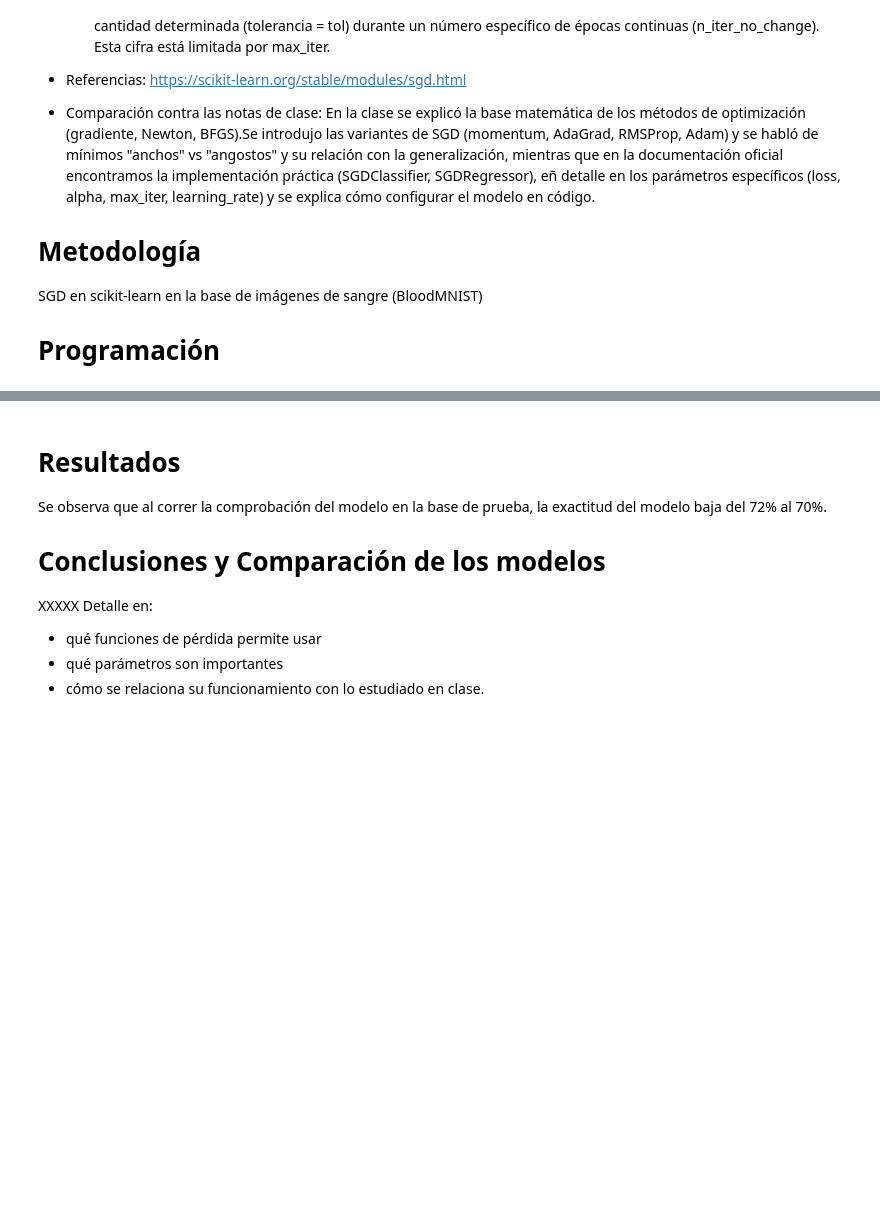
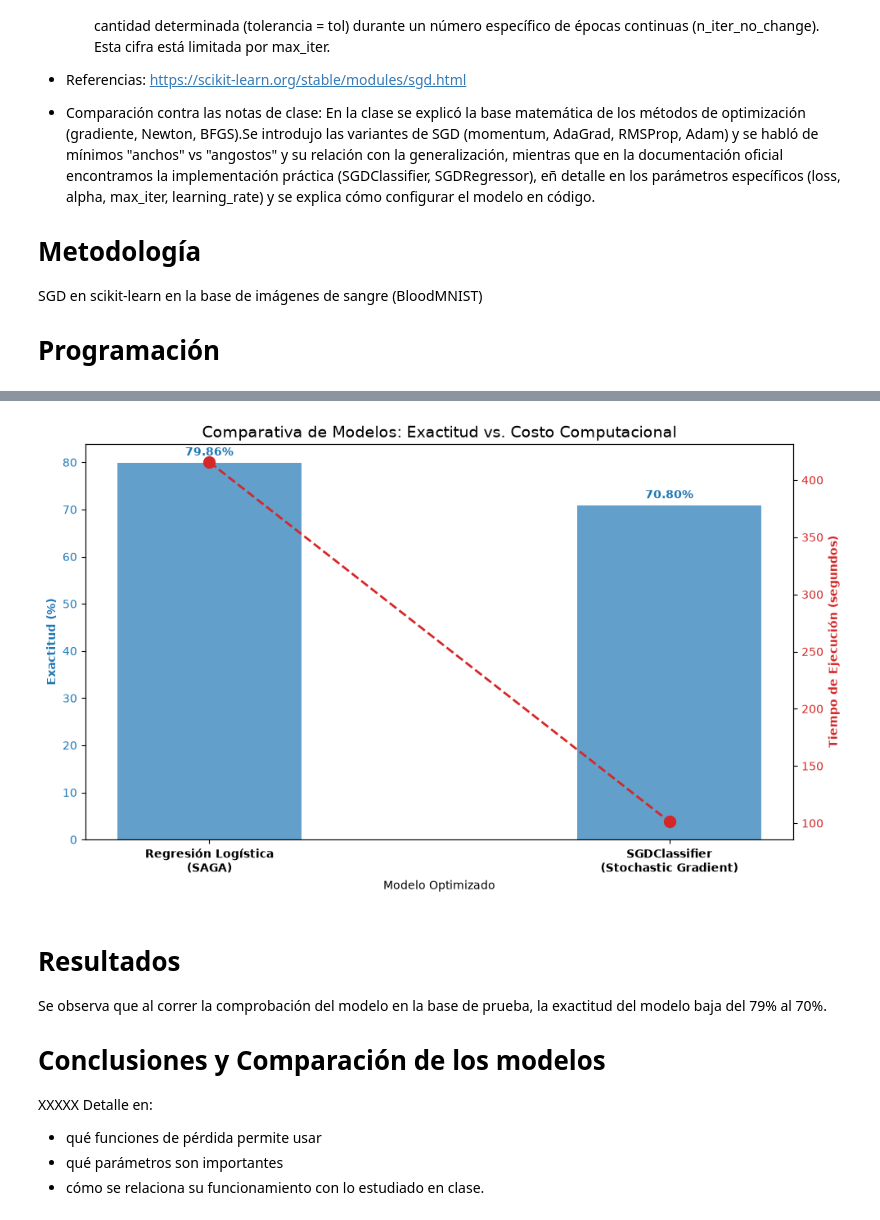
Before and after one commit to gapalfaro-cmyk/Proyecto-de-fin-de-modulo-7---Alfaro-Badillo-Cruz-Perez-Rupit, a Jupyter notebook: Programacion.ipynb, the cells around one changed output, grey strips where cells are left out. Cells and saved outputs as stored; diff of their text form; code cells hidden in the pictures; blank space fills up the shorter version.

```diff
--- a/Programacion.ipynb
+++ b/Programacion.ipynb
@@ -648,6 +667,45 @@ plt.show()
+# %%
+import matplotlib.pyplot as plt
+import seaborn as sns
+from sklearn.metrics import confusion_matrix
+
+fig, ax1 = plt.subplots(figsize=(10, 6))
+
+modelos = ['Regresión Logística\n(SAGA)', 'SGDClassifier\n(Stochastic Gradient)']
+exactitudes = [acc_lr * 100, acc_sgd * 100]
+tiempos = [fin_lr - inicio_lr, fin_sgd - inicio_sgd]
+
+# Eje Y Izquierdo: Gráfica de barras para la Exactitud
+color_acc = '#1f77b4'
+ax1.set_xlabel('Modelo Optimizado')
+ax1.set_ylabel('Exactitud (%)', color=color_acc, fontweight='bold')
+bars = ax1.bar([0, 1], exactitudes, color=color_acc, alpha=0.7, width=0.4)
+ax1.tick_params(axis='y', labelcolor=color_acc)
+ax1.set_xticks([0, 1])
+ax1.set_xticklabels(modelos, fontweight='bold')
+
+# Etiquetar el porcentaje exacto sobre cada barra
+for bar in bars:
+    yval = bar.get_height()
+    ax1.text(bar.get_x() + bar.get_width()/2, yval + 1, f'{yval:.2f}%',
+             ha='center', va='bottom', color=color_acc, fontweight='bold')
+
+# Eje Y Derecho: Gráfica de línea para el Tiempo
+ax2 = ax1.twinx()
+color_time = '#d62728'
+ax2.set_ylabel('Tiempo de Ejecución (segundos)', color=color_time, fontweight='bold')
+ax2.plot([0, 1], tiempos, color=color_time, marker='o', linestyle='dashed',
+         linewidth=2, markersize=10, label='Tiempo')
+ax2.tick_params(axis='y', labelcolor=color_time)
+
+plt.title('Comparativa de Modelos: Exactitud vs. Costo Computacional', fontsize=14)
+fig.tight_layout()
+plt.show()
+# %% [output]
+[figure, added]
 # %% [markdown]
 # Resultados
-Se observa que al correr la comprobación del modelo en la base de prueba, la exactitud del modelo baja del 72% al 70%.
+Se observa que al correr la comprobación del modelo en la base de prueba, la exactitud del modelo baja del 79% al 70%.
 
 # Conclusiones y Comparación de los modelos
 
```
Also changed, not shown: parts of 18 cells of this notebook, 1 other file.
